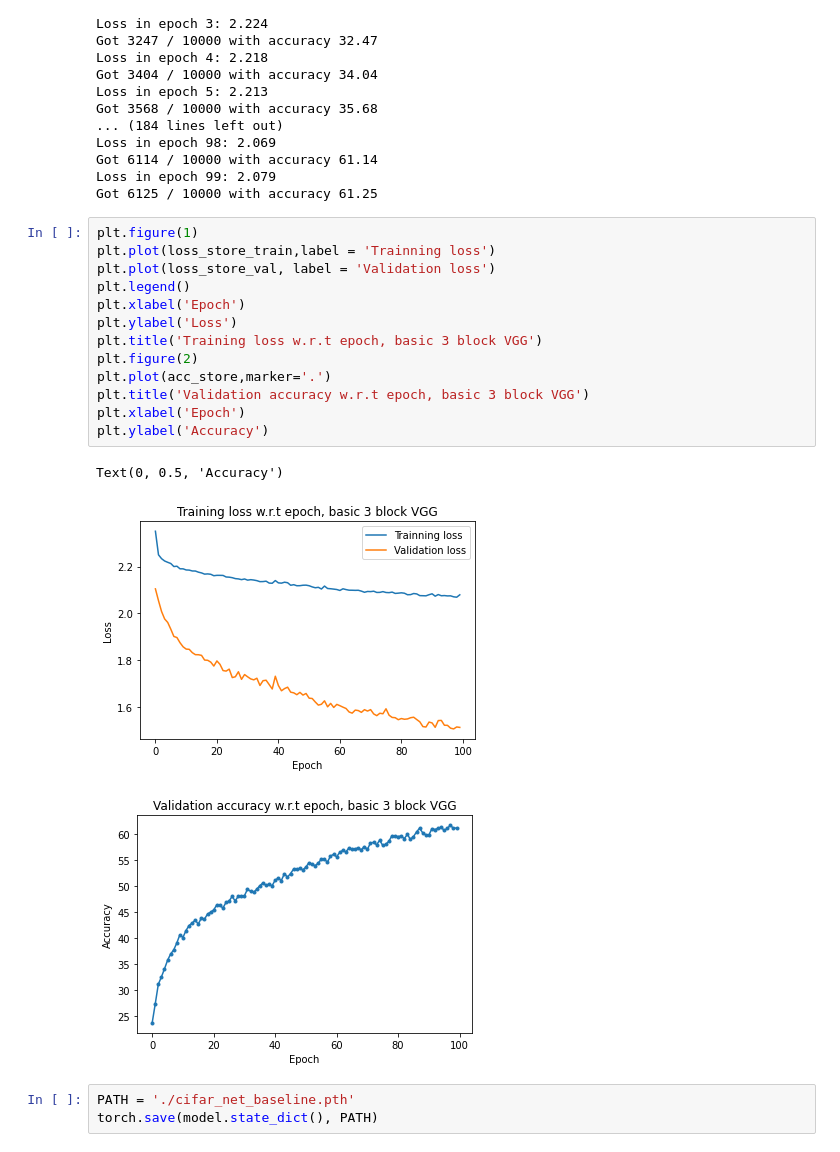
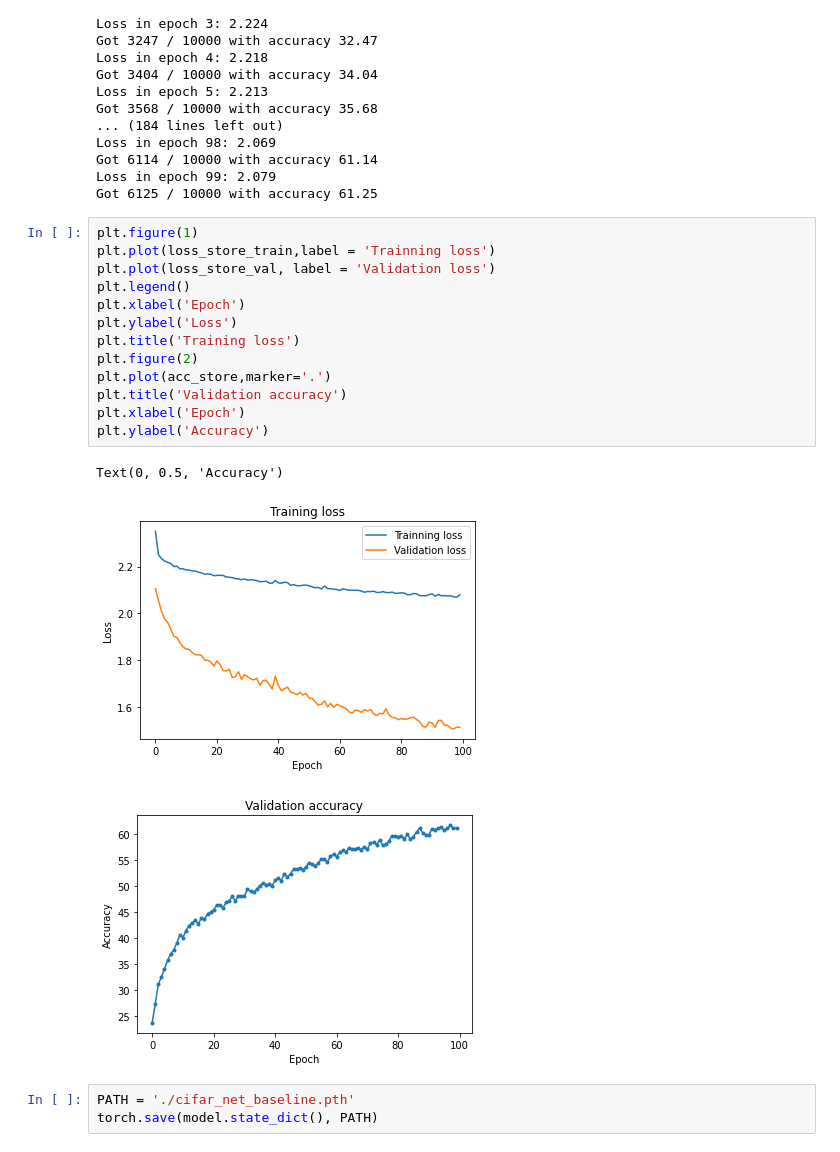
Before and after one commit to PunnawatSiri/gcp_Deep-learning, a Jupyter notebook: contamination50ce.ipynb, the cells around one changed output. Cells and saved outputs as stored; diff of their text form.

```diff
--- a/contamination50ce.ipynb
+++ b/contamination50ce.ipynb
@@ -276,20 +276,20 @@ Got 6125 / 10000 with accuracy 61.25
 # %%
 plt.figure(1)
 plt.plot(loss_store_train,label = 'Trainning loss')
 plt.plot(loss_store_val, label = 'Validation loss')
 plt.legend()
 plt.xlabel('Epoch')
 plt.ylabel('Loss')
-plt.title('Training loss w.r.t epoch, basic 3 block VGG')
+plt.title('Training loss')
 plt.figure(2)
 plt.plot(acc_store,marker='.')
-plt.title('Validation accuracy w.r.t epoch, basic 3 block VGG')
+plt.title('Validation accuracy')
 plt.xlabel('Epoch')
 plt.ylabel('Accuracy')
 # %% [output]
 Text(0, 0.5, 'Accuracy')
-[figure, old version]
+[figure, new version]
-[figure, old version]
+[figure, new version]
 # %%
 PATH = './cifar_net_baseline.pth'
 torch.save(model.state_dict(), PATH)
```
Also changed, not shown: 1 other file.
